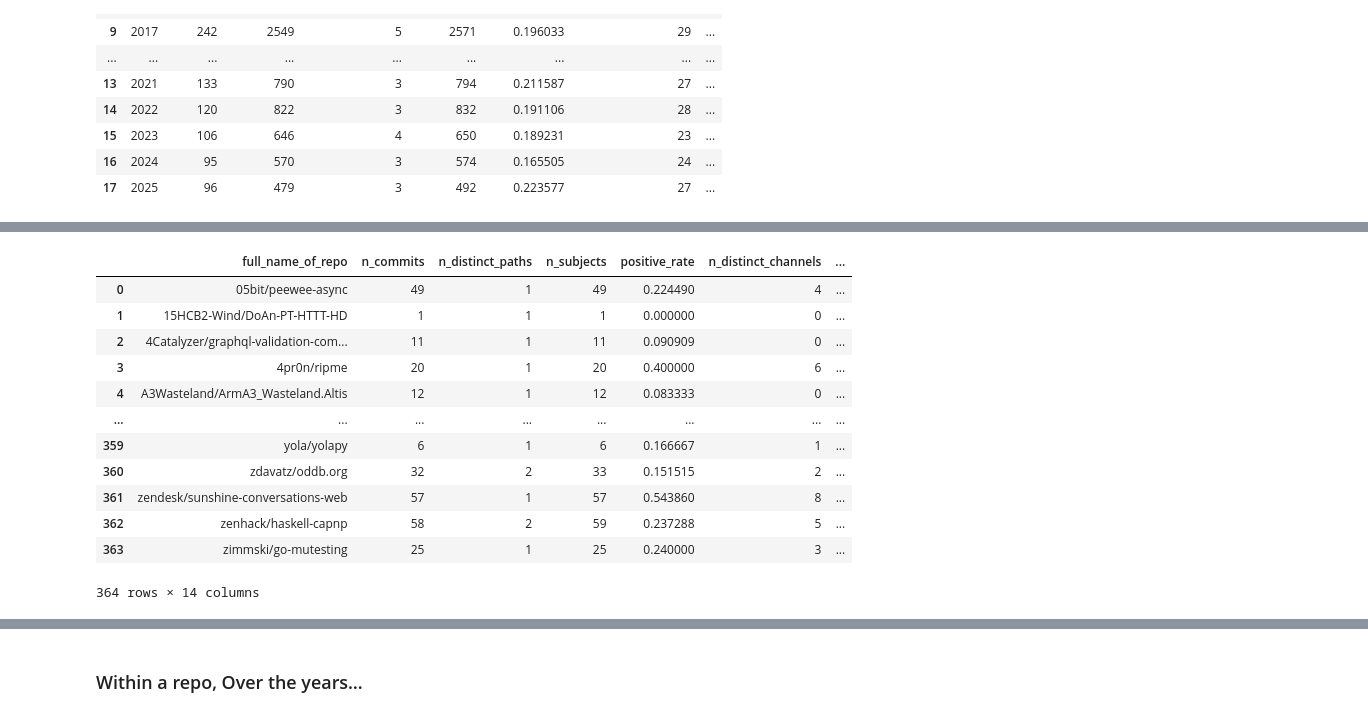
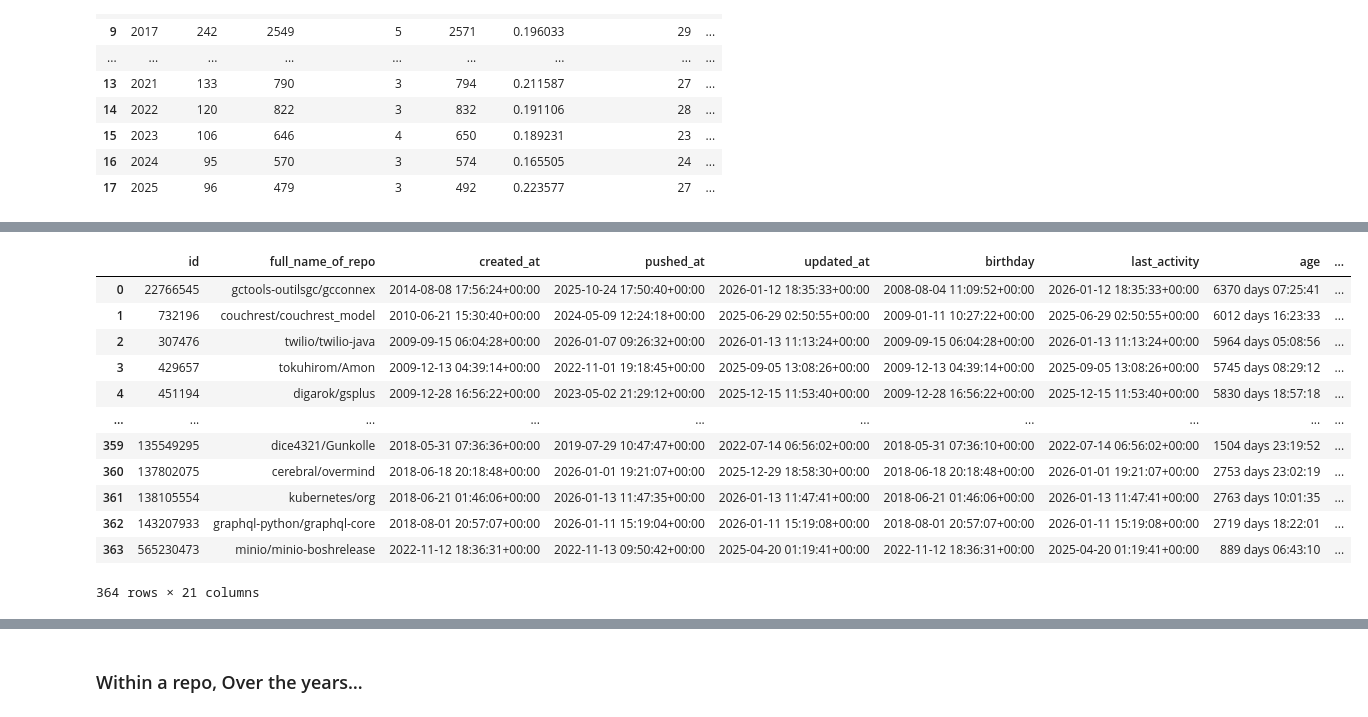
Before and after one commit to Leonard-Esser/autumn-2025-results, a Jupyter notebook: notebook.ipynb, the cells around one changed output, grey strips where cells are left out. Saved outputs shown, nothing was run; the diff lists cells and outputs as text; code cells hidden in the pictures.

```diff
--- a/notebook.ipynb
+++ b/notebook.ipynb
@@ -234,9 +234,7 @@ subjects.head(30)
 # %%
 repos = df.groupby("full_name_of_repo").agg(
     id=("id", "first"),
-    n_subjects=("commit_sha", "count"),
-    n_ccdc_events=("is_ccdc_event", lambda s: int(s.fillna(False).sum())),
-    ccdc_rate=("is_ccdc_event", lambda s: float(s.fillna(False).mean())),
+    created_at=("created_at", "first"),
     birthday=("birthday", "first"),
     pushed_at=("pushed_at", "first"),
     updated_at=("updated_at", "first"),
@@ -256,9 +254,16 @@ repos = df.groupby("full_name_of_repo").agg(
 repos["last_activity"] = repos[["pushed_at", "updated_at"]].max(axis=1)
 
 repos["age"] = repos["last_activity"] - repos["birthday"]
-
-expected = len(subjects)
-actual = repos["n_subjects"].sum()
-assert expected == actual, "ERROR"
+# %%
+repos = repos[[
+    "id",
+    "full_name_of_repo",
+    "created_at",
+    "pushed_at",
+    "updated_at",
+    "birthday",
+    "last_activity",
+    "age",
+]]
 # %% [markdown]
 ## Descriptive Statistics
@@ -630,43 +687,54 @@ yearly_summary
 # %%
 group_keys = ["full_name_of_repo"]
 
 cfg = SummarizeConfig(
     include_metrics=(
         "n_commits",
         "n_distinct_paths",
         "n_subjects",
         "positive_rate",
         "n_distinct_channels",
         "most_popular_path",
         "least_popular_path",
         "most_frequently_detected_channel",
         "least_commonly_detected_channel",
         "channel_pos_neg_breakdown",
     ),
     group_keys=tuple(group_keys),
 )
 
-repo_summary = (
+repo_summaries = (
     subjects
     .set_index("full_name_of_repo")
     .groupby(group_keys, dropna=False)
     .apply(lambda g: summarize_subjects_configurable(g, cfg))
     .reset_index()
     .sort_values("full_name_of_repo")
 )
 
-repo_summary
+repo_summaries = (
+    repos
+    .merge(
+        repo_summaries,
+        how="left",
+        on="full_name_of_repo",
+    )
+    .sort_values("birthday")
+    .reset_index(drop=True)
+)
+
+repo_summaries
 # %% [output]
-|  | full_name_of_repo | n_commits | n_distinct_paths | n_subjects | positive_rate | n_distinct_channels | ... |
-| 0 | 05bit/peewee-async | 49 | 1 | 49 | 0.224490 | 4 | ... |
-| 1 | 15HCB2-Wind/DoAn-PT-HTTT-HD | 1 | 1 | 1 | 0.000000 | 0 | ... |
-| 2 | 4Catalyzer/graphql-validation-com... | 11 | 1 | 11 | 0.090909 | 0 | ... |
-| 3 | 4pr0n/ripme | 20 | 1 | 20 | 0.400000 | 6 | ... |
-| 4 | A3Wasteland/ArmA3_Wasteland.Altis | 12 | 1 | 12 | 0.083333 | 0 | ... |
-| ... | ... | ... | ... | ... | ... | ... | ... |
-| 359 | yola/yolapy | 6 | 1 | 6 | 0.166667 | 1 | ... |
-| 360 | zdavatz/oddb.org | 32 | 2 | 33 | 0.151515 | 2 | ... |
-| 361 | zendesk/sunshine-conversations-web | 57 | 1 | 57 | 0.543860 | 8 | ... |
-| 362 | zenhack/haskell-capnp | 58 | 2 | 59 | 0.237288 | 5 | ... |
-| 363 | zimmski/go-mutesting | 25 | 1 | 25 | 0.240000 | 3 | ... |
+|  | id | full_name_of_repo | created_at | pushed_at | updated_at | birthday | last_activity | age | ... |
+| 0 | 22766545 | gctools-outilsgc/gcconnex | 2014-08-08 17:56:24+00:00 | 2025-10-24 17:50:40+00:00 | 2026-01-12 18:35:33+00:00 | 2008-08-04 11:09:52+00:00 | 2026-01-12 18:35:33+00:00 | 6370 days 07:25:41 | ... |
+| 1 | 732196 | couchrest/couchrest_model | 2010-06-21 15:30:40+00:00 | 2024-05-09 12:24:18+00:00 | 2025-06-29 02:50:55+00:00 | 2009-01-11 10:27:22+00:00 | 2025-06-29 02:50:55+00:00 | 6012 days 16:23:33 | ... |
+| 2 | 307476 | twilio/twilio-java | 2009-09-15 06:04:28+00:00 | 2026-01-07 09:26:32+00:00 | 2026-01-13 11:13:24+00:00 | 2009-09-15 06:04:28+00:00 | 2026-01-13 11:13:24+00:00 | 5964 days 05:08:56 | ... |
+| 3 | 429657 | tokuhirom/Amon | 2009-12-13 04:39:14+00:00 | 2022-11-01 19:18:45+00:00 | 2025-09-05 13:08:26+00:00 | 2009-12-13 04:39:14+00:00 | 2025-09-05 13:08:26+00:00 | 5745 days 08:29:12 | ... |
+| 4 | 451194 | digarok/gsplus | 2009-12-28 16:56:22+00:00 | 2023-05-02 21:29:12+00:00 | 2025-12-15 11:53:40+00:00 | 2009-12-28 16:56:22+00:00 | 2025-12-15 11:53:40+00:00 | 5830 days 18:57:18 | ... |
+| ... | ... | ... | ... | ... | ... | ... | ... | ... | ... |
+| 359 | 135549295 | dice4321/Gunkolle | 2018-05-31 07:36:36+00:00 | 2019-07-29 10:47:47+00:00 | 2022-07-14 06:56:02+00:00 | 2018-05-31 07:36:10+00:00 | 2022-07-14 06:56:02+00:00 | 1504 days 23:19:52 | ... |
+| 360 | 137802075 | cerebral/overmind | 2018-06-18 20:18:48+00:00 | 2026-01-01 19:21:07+00:00 | 2025-12-29 18:58:30+00:00 | 2018-06-18 20:18:48+00:00 | 2026-01-01 19:21:07+00:00 | 2753 days 23:02:19 | ... |
+| 361 | 138105554 | kubernetes/org | 2018-06-21 01:46:06+00:00 | 2026-01-13 11:47:35+00:00 | 2026-01-13 11:47:41+00:00 | 2018-06-21 01:46:06+00:00 | 2026-01-13 11:47:41+00:00 | 2763 days 10:01:35 | ... |
+| 362 | 143207933 | graphql-python/graphql-core | 2018-08-01 20:57:07+00:00 | 2026-01-11 15:19:04+00:00 | 2026-01-11 15:19:08+00:00 | 2018-08-01 20:57:07+00:00 | 2026-01-11 15:19:08+00:00 | 2719 days 18:22:01 | ... |
+| 363 | 565230473 | minio/minio-boshrelease | 2022-11-12 18:36:31+00:00 | 2022-11-13 09:50:42+00:00 | 2025-04-20 01:19:41+00:00 | 2022-11-12 18:36:31+00:00 | 2025-04-20 01:19:41+00:00 | 889 days 06:43:10 | ... |
-364 rows × 14 columns
+364 rows × 21 columns
```
Also changed, not shown: parts of 10 cells of this notebook, 2 other files.
